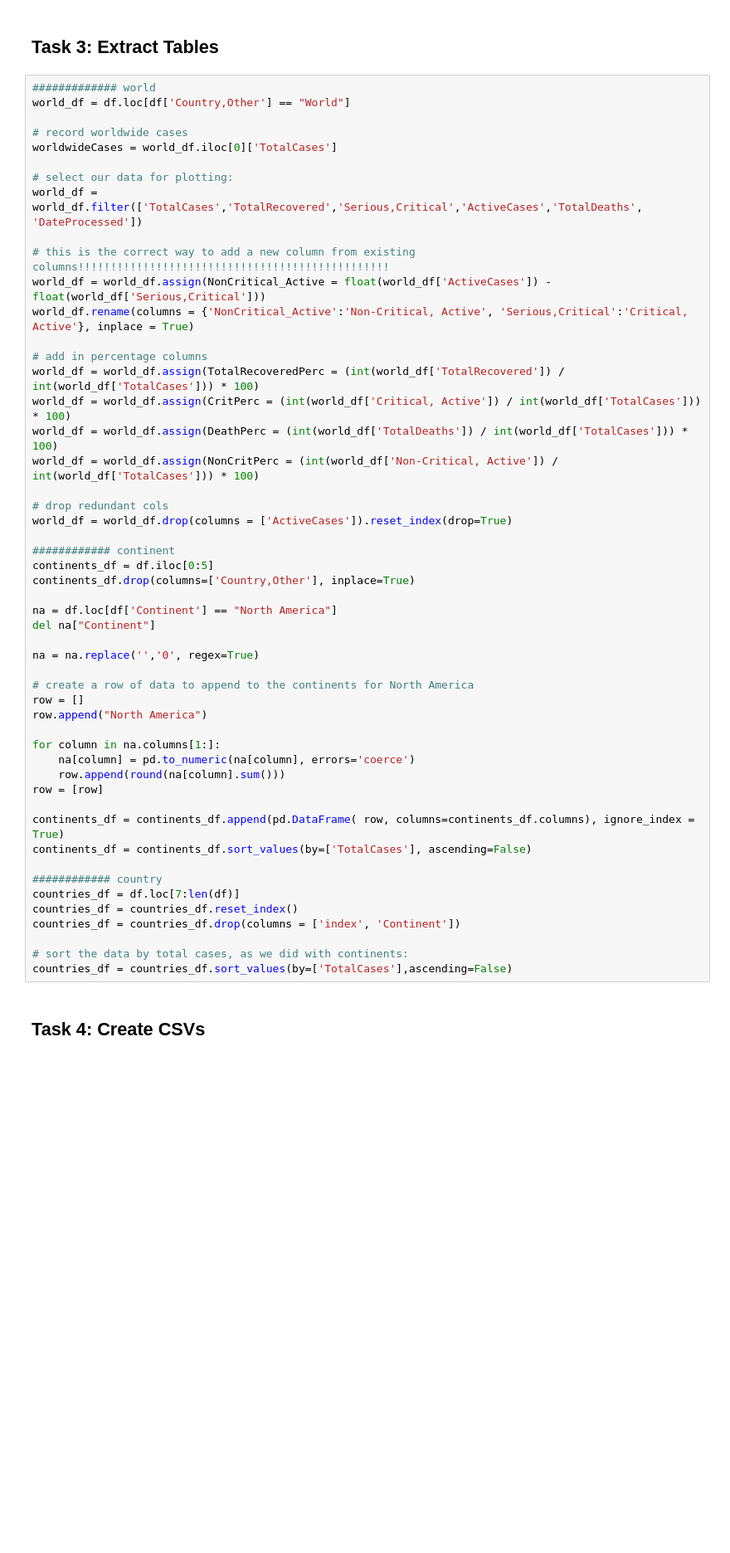
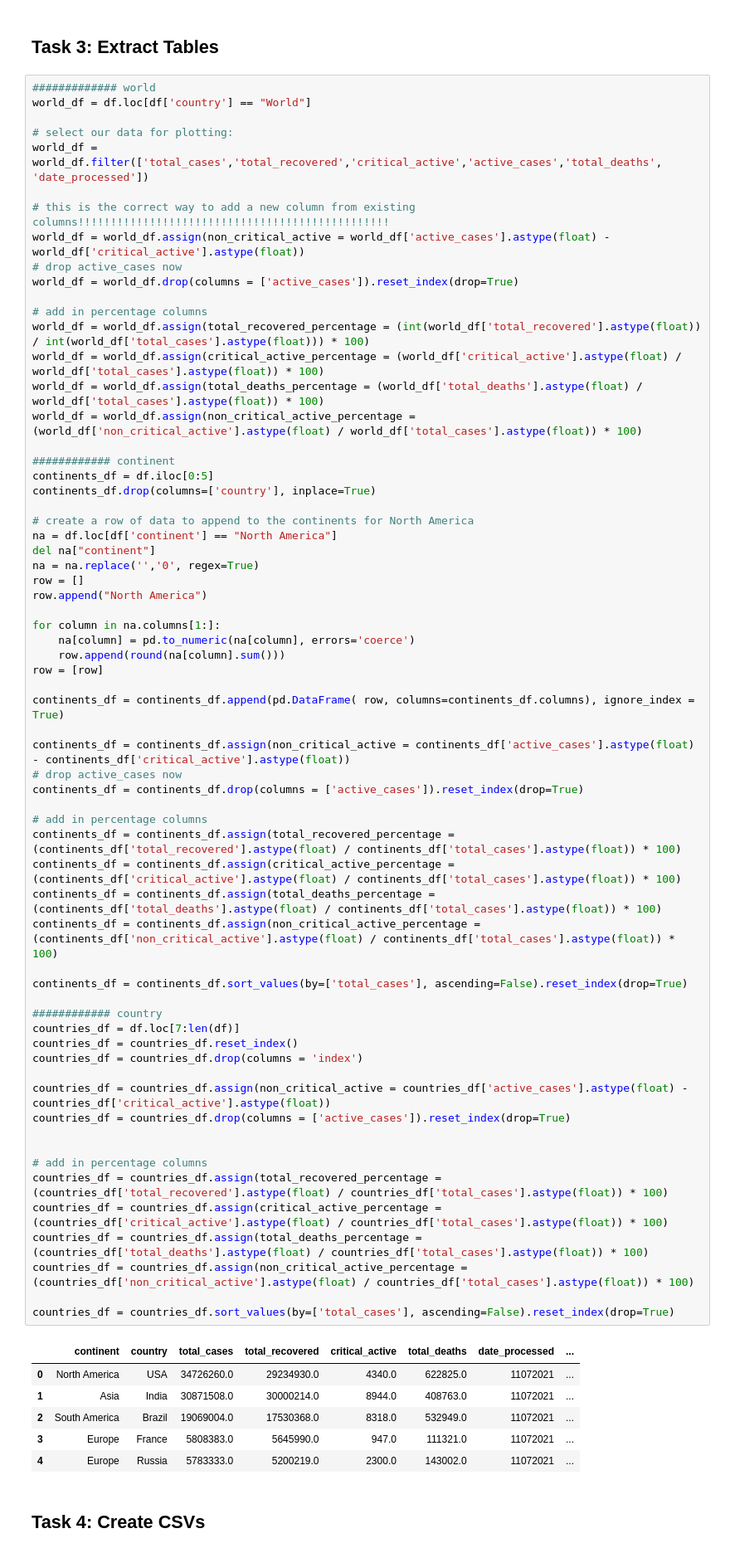
Before and after one commit to MerkuMerku/Python-Challenges, a Jupyter notebook: Python Covid Tracker/src/covid-task-scheduler/cov-data-processing.ipynb, the cells around one changed output. Shown: that part at 83% size. Saved outputs shown, nothing was run; the diff lists cells and outputs as text; blank space fills up the shorter version.

```diff
--- a/Python Covid Tracker/src/covid-task-scheduler/cov-data-processing.ipynb
+++ b/Python Covid Tracker/src/covid-task-scheduler/cov-data-processing.ipynb
@@ -88,55 +89,75 @@ df
 ## Task 3: Extract Tables
 # %%
 ############# world
-world_df = df.loc[df['Country,Other'] == "World"]
-
-# record worldwide cases
-worldwideCases = world_df.iloc[0]['TotalCases']
+world_df = df.loc[df['country'] == "World"]
 
 # select our data for plotting:
-world_df = world_df.filter(['TotalCases','TotalRecovered','Serious,Critical','ActiveCases','TotalDeaths', 'DateProcessed'])
+world_df = world_df.filter(['total_cases','total_recovered','critical_active','active_cases','total_deaths', 'date_processed'])
 
 # this is the correct way to add a new column from existing columns!!!!!!!!!!!!!!!!!!!!!!!!!!!!!!!!!!!!!!!!!!!!!!!!
-world_df = world_df.assign(NonCritical_Active = float(world_df['ActiveCases']) - float(world_df['Serious,Critical']))
-world_df.rename(columns = {'NonCritical_Active':'Non-Critical, Active', 'Serious,Critical':'Critical, Active'}, inplace = True)
+world_df = world_df.assign(non_critical_active = world_df['active_cases'].astype(float) - world_df['critical_active'].astype(float))
+# drop active_cases now
+world_df = world_df.drop(columns = ['active_cases']).reset_index(drop=True)
 
 # add in percentage columns
-world_df = world_df.assign(TotalRecoveredPerc = (int(world_df['TotalRecovered']) / int(world_df['TotalCases'])) * 100)
-world_df = world_df.assign(CritPerc = (int(world_df['Critical, Active']) / int(world_df['TotalCases'])) * 100)
-world_df = world_df.assign(DeathPerc = (int(world_df['TotalDeaths']) / int(world_df['TotalCases'])) * 100)
-world_df = world_df.assign(NonCritPerc = (int(world_df['Non-Critical, Active']) / int(world_df['TotalCases'])) * 100)
-
-# drop redundant cols
-world_df = world_df.drop(columns = ['ActiveCases']).reset_index(drop=True)
+world_df = world_df.assign(total_recovered_percentage = (int(world_df['total_recovered'].astype(float)) / int(world_df['total_cases'].astype(float))) * 100)
+world_df = world_df.assign(critical_active_percentage = (world_df['critical_active'].astype(float) / world_df['total_cases'].astype(float)) * 100)
+world_df = world_df.assign(total_deaths_percentage = (world_df['total_deaths'].astype(float) / world_df['total_cases'].astype(float)) * 100)
+world_df = world_df.assign(non_critical_active_percentage = (world_df['non_critical_active'].astype(float) / world_df['total_cases'].astype(float)) * 100)
 
 ############ continent
 continents_df = df.iloc[0:5]
-continents_df.drop(columns=['Country,Other'], inplace=True)
-
-na = df.loc[df['Continent'] == "North America"]
-del na["Continent"]
-
-na = na.replace('','0', regex=True)
+continents_df.drop(columns=['country'], inplace=True)
 
 # create a row of data to append to the continents for North America
+na = df.loc[df['continent'] == "North America"]
+del na["continent"]
+na = na.replace('','0', regex=True)
 row = []
 row.append("North America")
 
 for column in na.columns[1:]:
     na[column] = pd.to_numeric(na[column], errors='coerce')
     row.append(round(na[column].sum()))
 row = [row]
 
 continents_df = continents_df.append(pd.DataFrame( row, columns=continents_df.columns), ignore_index = True)
-continents_df = continents_df.sort_values(by=['TotalCases'], ascending=False)
+
+continents_df = continents_df.assign(non_critical_active = continents_df['active_cases'].astype(float) - continents_df['critical_active'].astype(float))
+# drop active_cases now
+continents_df = continents_df.drop(columns = ['active_cases']).reset_index(drop=True)
+
+# add in percentage columns
+continents_df = continents_df.assign(total_recovered_percentage = (continents_df['total_recovered'].astype(float) / continents_df['total_cases'].astype(float)) * 100)
+continents_df = continents_df.assign(critical_active_percentage = (continents_df['critical_active'].astype(float) / continents_df['total_cases'].astype(float)) * 100)
+continents_df = continents_df.assign(total_deaths_percentage = (continents_df['total_deaths'].astype(float) / continents_df['total_cases'].astype(float)) * 100)
+continents_df = continents_df.assign(non_critical_active_percentage = (continents_df['non_critical_active'].astype(float) / continents_df['total_cases'].astype(float)) * 100)
+
+continents_df = continents_df.sort_values(by=['total_cases'], ascending=False).reset_index(drop=True)
 
 ############ country
 countries_df = df.loc[7:len(df)]
 countries_df = countries_df.reset_index()
-countries_df = countries_df.drop(columns = ['index', 'Continent'])
+countries_df = countries_df.drop(columns = 'index')
 
-# sort the data by total cases, as we did with continents:
-countries_df = countries_df.sort_values(by=['TotalCases'],ascending=False)
+countries_df = countries_df.assign(non_critical_active = countries_df['active_cases'].astype(float) - countries_df['critical_active'].astype(float))
+countries_df = countries_df.drop(columns = ['active_cases']).reset_index(drop=True)
+
+
+# add in percentage columns
+countries_df = countries_df.assign(total_recovered_percentage = (countries_df['total_recovered'].astype(float) / countries_df['total_cases'].astype(float)) * 100)
+countries_df = countries_df.assign(critical_active_percentage = (countries_df['critical_active'].astype(float) / countries_df['total_cases'].astype(float)) * 100)
+countries_df = countries_df.assign(total_deaths_percentage = (countries_df['total_deaths'].astype(float) / countries_df['total_cases'].astype(float)) * 100)
+countries_df = countries_df.assign(non_critical_active_percentage = (countries_df['non_critical_active'].astype(float) / countries_df['total_cases'].astype(float)) * 100)
+
+countries_df = countries_df.sort_values(by=['total_cases'], ascending=False).reset_index(drop=True)
+# %% [output]
+|  | continent | country | total_cases | total_recovered | critical_active | total_deaths | date_processed | ... |
+| 0 | North America | USA | 34726260.0 | 29234930.0 | 4340.0 | 622825.0 | 11072021 | ... |
+| 1 | Asia | India | 30871508.0 | 30000214.0 | 8944.0 | 408763.0 | 11072021 | ... |
+| 2 | South America | Brazil | 19069004.0 | 17530368.0 | 8318.0 | 532949.0 | 11072021 | ... |
+| 3 | Europe | France | 5808383.0 | 5645990.0 | 947.0 | 111321.0 | 11072021 | ... |
+| 4 | Europe | Russia | 5783333.0 | 5200219.0 | 2300.0 | 143002.0 | 11072021 | ... |
 # %% [markdown]
 ## Task 4: Create CSVs
 # %%
```
Also changed, not shown: parts of 4 cells of this notebook, 4 other files.
